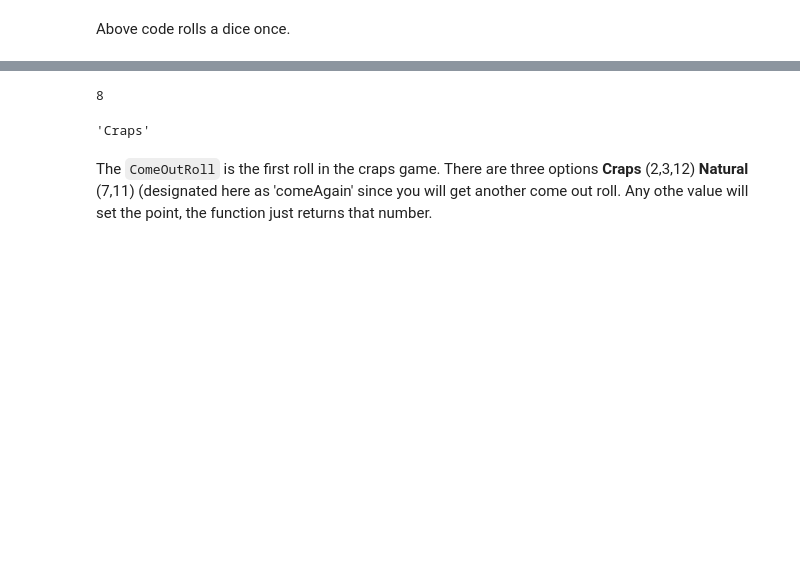
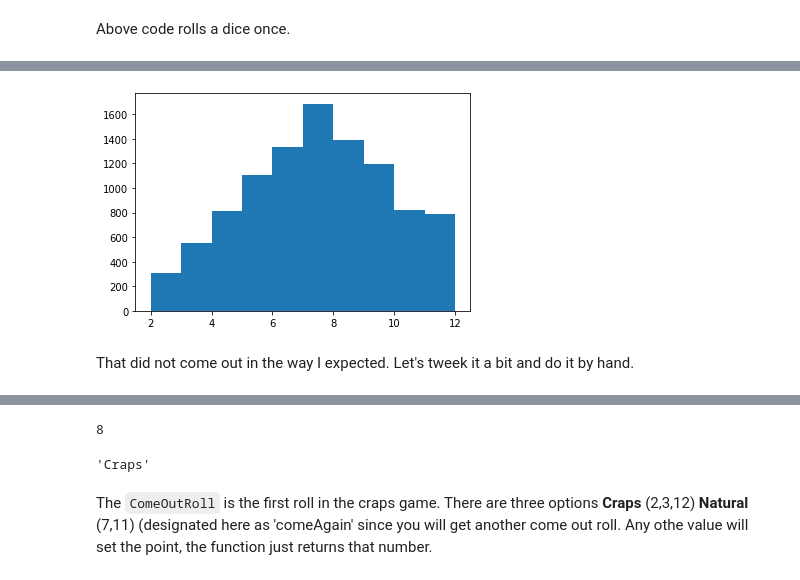
Before and after one commit to nurfnick/Mathematical_Musings, a Jupyter notebook: CrapsSimulator.ipynb, the cells around one changed output, grey strips where cells are left out. Cells and saved outputs as stored; diff of their text form; code cells hidden in the pictures; blank space fills up the shorter version.

```diff
--- a/CrapsSimulator.ipynb
+++ b/CrapsSimulator.ipynb
@@ -39,6 +61,13 @@ histogram(listy,bins = 11)
  array([ 2.        ,  2.90909091,  3.81818182,  4.72727273,  5.63636364,
          6.54545455,  7.45454545,  8.36363636,  9.27272727, 10.18181818,
         11.09090909, 12.        ]))
+# %%
+plt.hist(listy)
+plt.show()
+# %% [output]
+[figure, added]
+# %% [markdown]
+That did not come out in the way I expected.  Let's tweek it a bit and do it by hand.
 # %%
 sums = range(2,13,1)
 newlist =[]
```
Also changed, not shown: parts of 13 cells of this notebook.
